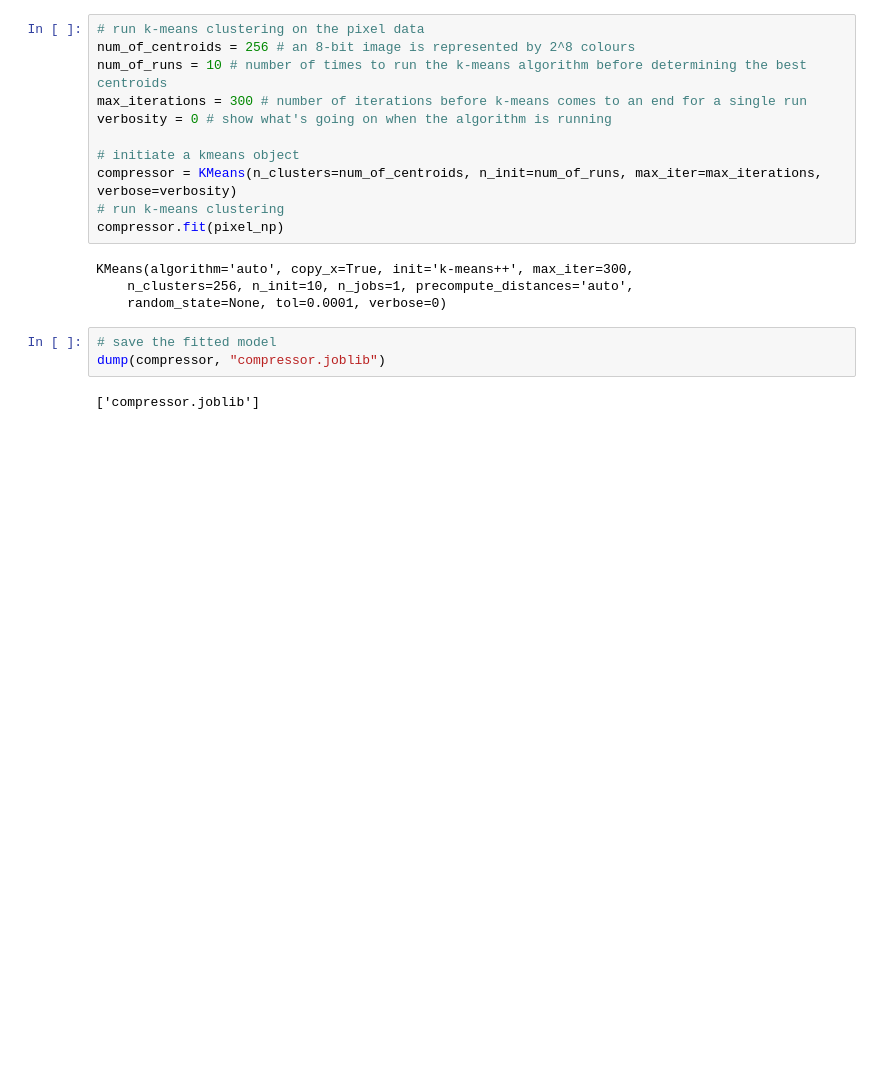
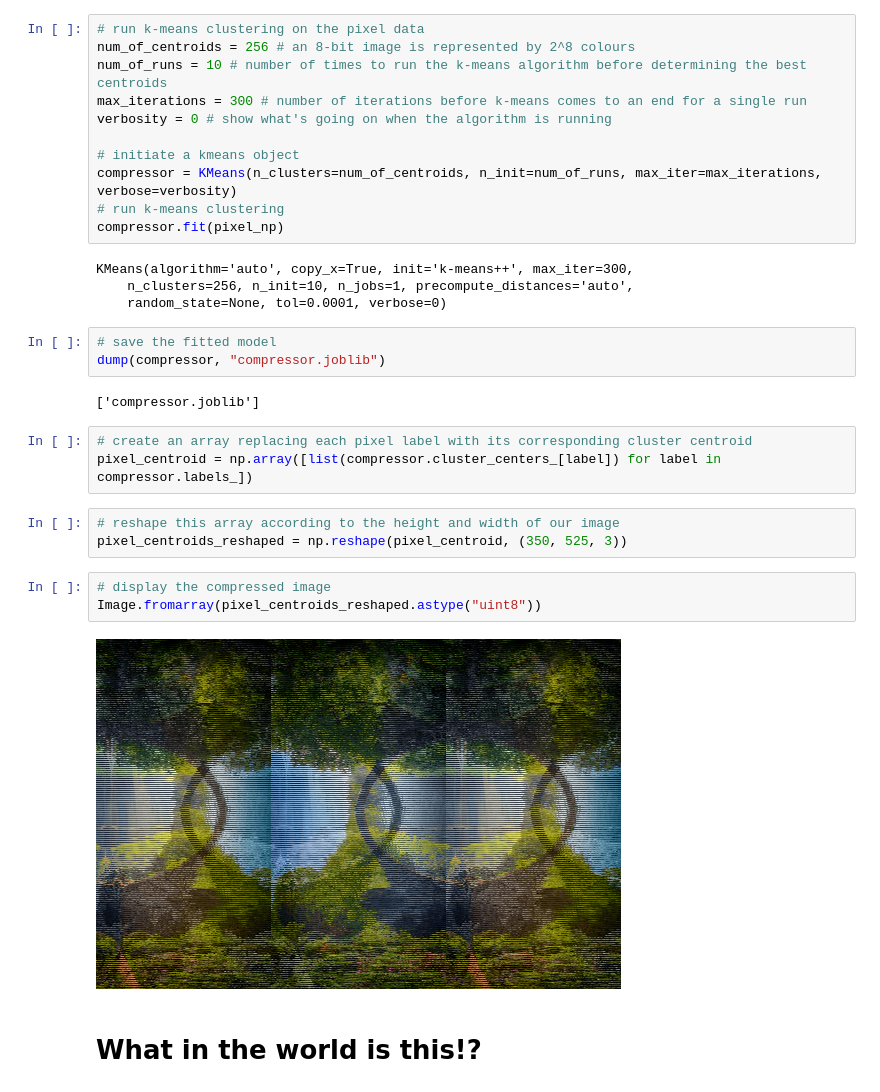
Before and after one commit to stefanjaro/image-compression-with-kmeans, a Jupyter notebook: Image Compression Using K-Means.ipynb, the cells around one changed output. Saved outputs shown, nothing was run; the diff lists cells and outputs as text; blank space fills up the shorter version.

Commit message:
created new pixel map with cluster centroids

```diff
--- a/Image Compression Using K-Means.ipynb
+++ b/Image Compression Using K-Means.ipynb
@@ -68,3 +68,16 @@ KMeans(algorithm='auto', copy_x=True, init='k-means++', max_iter=300,
 dump(compressor, "compressor.joblib")
 # %% [output]
 ['compressor.joblib']
+# %%
+# create an array replacing each pixel label with its corresponding cluster centroid
+pixel_centroid = np.array([list(compressor.cluster_centers_[label]) for label in compressor.labels_])
+# %%
+# reshape this array according to the height and width of our image
+pixel_centroids_reshaped = np.reshape(pixel_centroid, (350, 525, 3))
+# %%
+# display the compressed image
+Image.fromarray(pixel_centroids_reshaped.astype("uint8"))
+# %% [output]
+[figure, added]
+# %% [markdown]
+# What in the world is this!?
```
Also changed, not shown: 1 other file.
